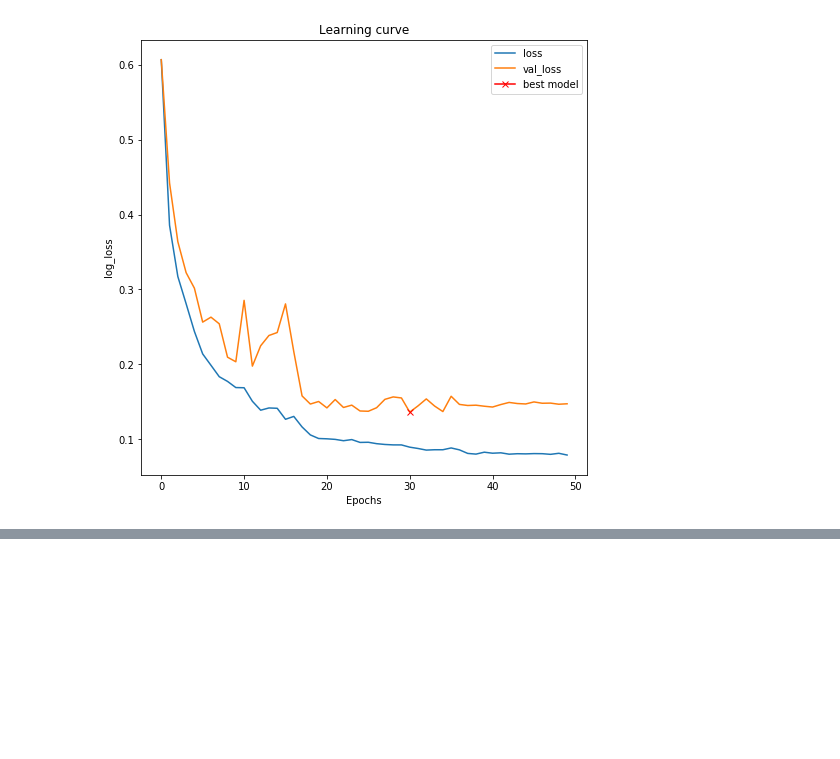
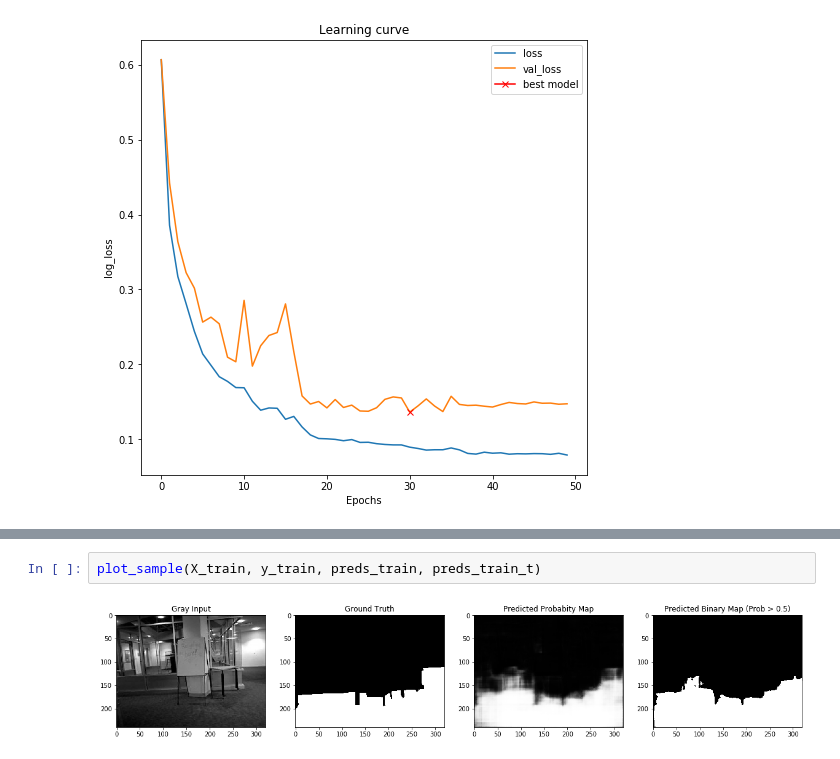
Before and after one commit to gaunthan/ground-segmentation, a Jupyter notebook: ground_segmentation.ipynb, the cells around one changed output, grey strips where cells are left out. Drawn from its saved outputs; the diff is of its cells as text; blank space fills up the shorter version.

```diff
--- a/ground_segmentation.ipynb
+++ b/ground_segmentation.ipynb
@@ -255,0 +316,4 @@ plt.legend();
+# %%
+plot_sample(X_train, y_train, preds_train, preds_train_t)
+# %% [output]
+[figure, added]
```
Also changed, not shown: parts of 16 cells of this notebook.
